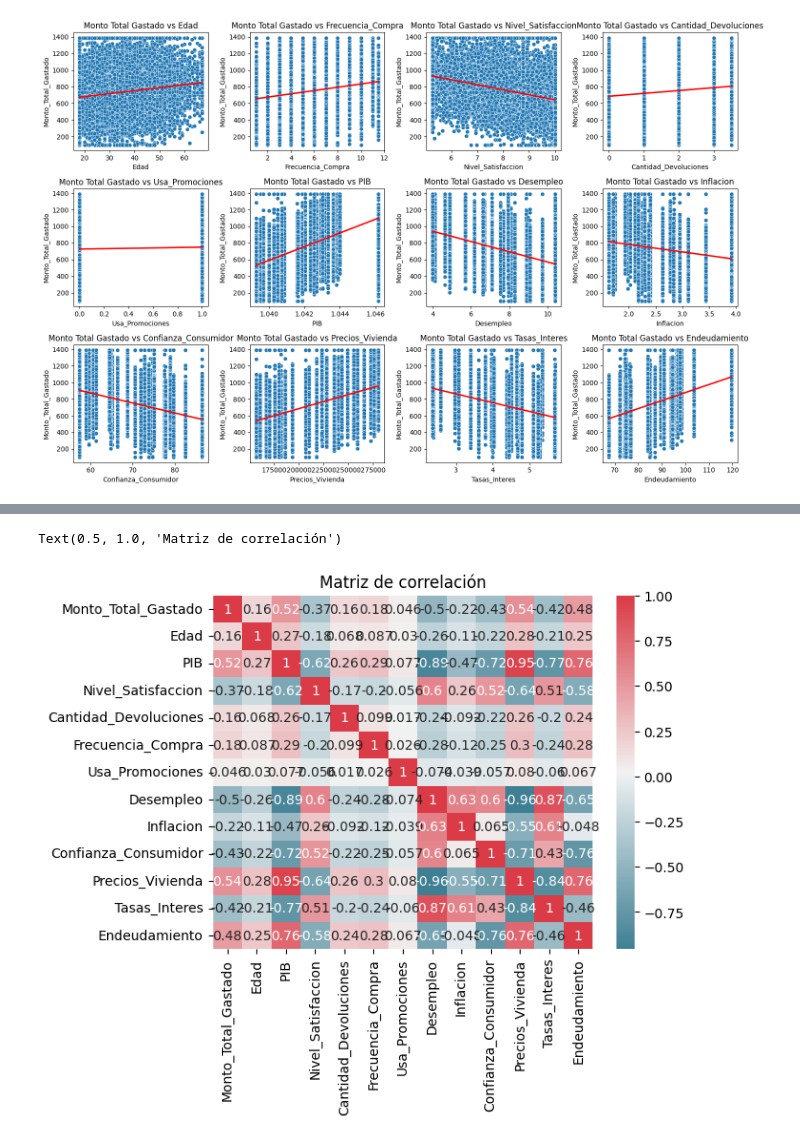
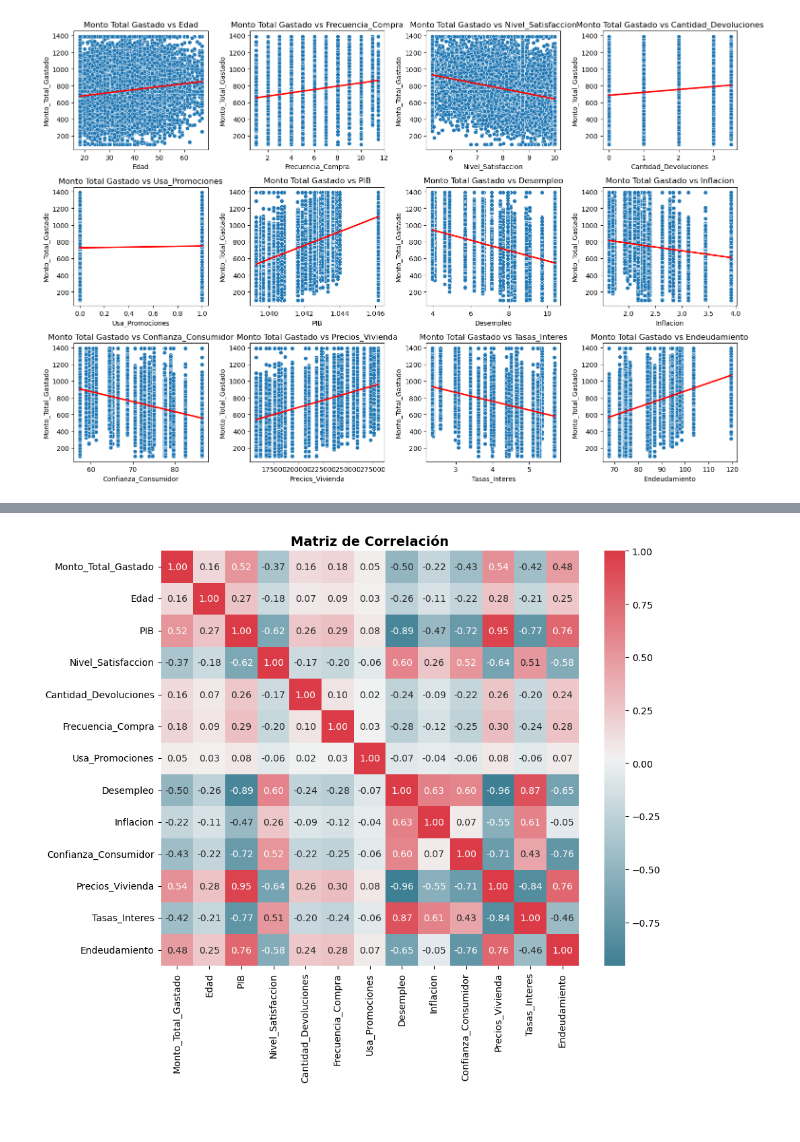
Before and after one commit to sebas3261/analitica, a Jupyter notebook: Untitled.ipynb, the cells around one changed output, grey strips where cells are left out. Cells and saved outputs as stored; diff of their text form; code cells hidden in the pictures.

```diff
--- a/Untitled.ipynb
+++ b/Untitled.ipynb
@@ -317,8 +317,17 @@ corr_mat
 | Tasas_Interes | -0.416802 | -0.213189 | -0.769914 | 0.506263 | -0.199076 | -0.237120 | ... |
 | Endeudamiento | 0.475950 | 0.250702 | 0.757994 | -0.578300 | 0.243853 | 0.277360 | ... |
 # %%
-sns.heatmap(corr_mat,cmap=sns.diverging_palette(220, 10, as_cmap=True), annot=True)
-plt.title("Matriz de correlación")
+
+columnas = ['Monto_Total_Gastado', 'Edad', 'PIB', 'Nivel_Satisfaccion', 'Cantidad_Devoluciones',
+            'Frecuencia_Compra', 'Usa_Promociones', 'Desempleo', 'Inflacion', 'Confianza_Consumidor',
+            'Precios_Vivienda', 'Tasas_Interes', 'Endeudamiento']
+
+corr_mat = df[columnas].corr()
+
+plt.figure(figsize=(10, 8))
+sns.heatmap(corr_mat, cmap=sns.diverging_palette(220, 10, as_cmap=True), annot=True, fmt=".2f")
+plt.title("Matriz de Correlación", fontsize=14, fontweight="bold")
+
+plt.show()
 # %% [output]
-Text(0.5, 1.0, 'Matriz de correlación')
-[figure, old version]
+[figure, new version]
```
Also changed, not shown: parts of 16 cells of this notebook.
